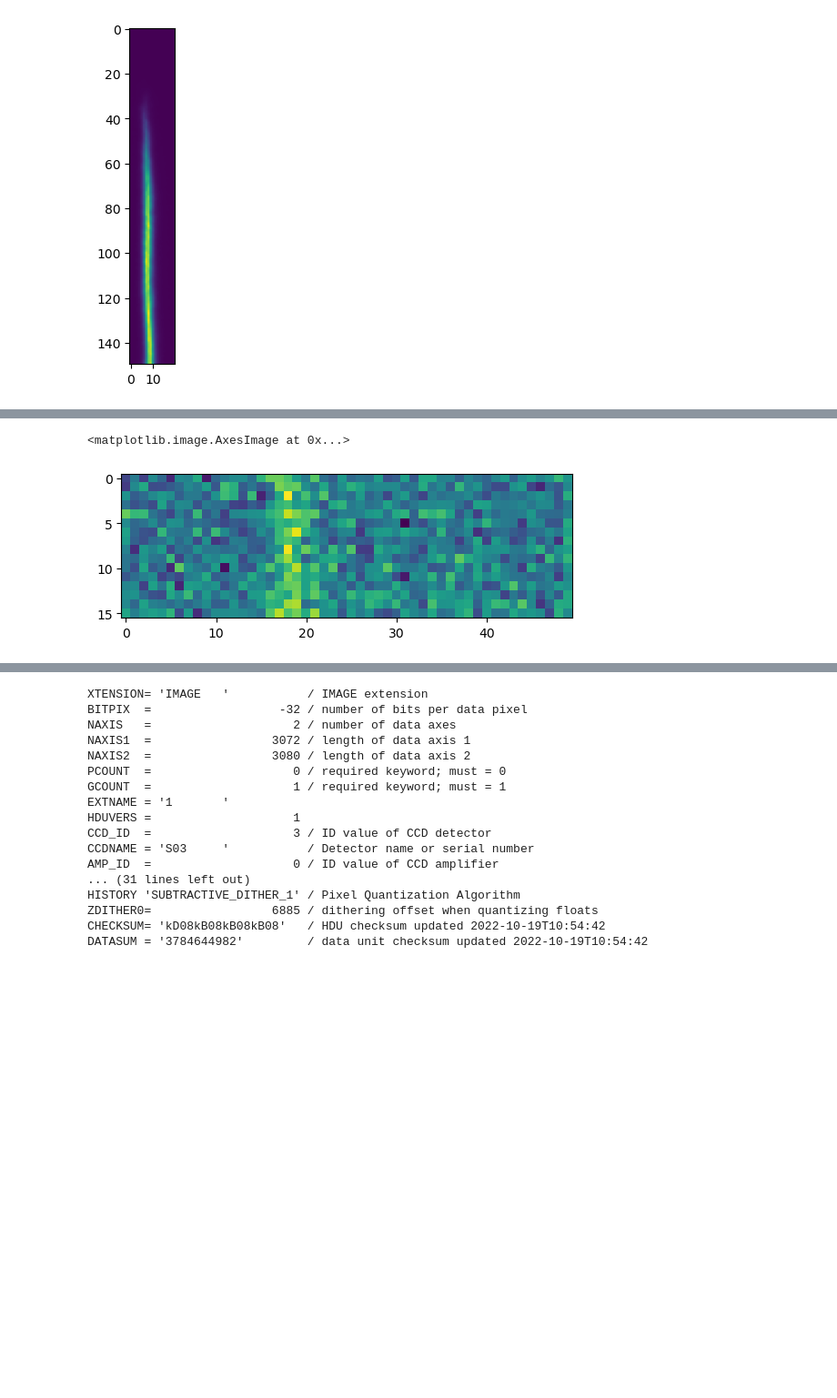
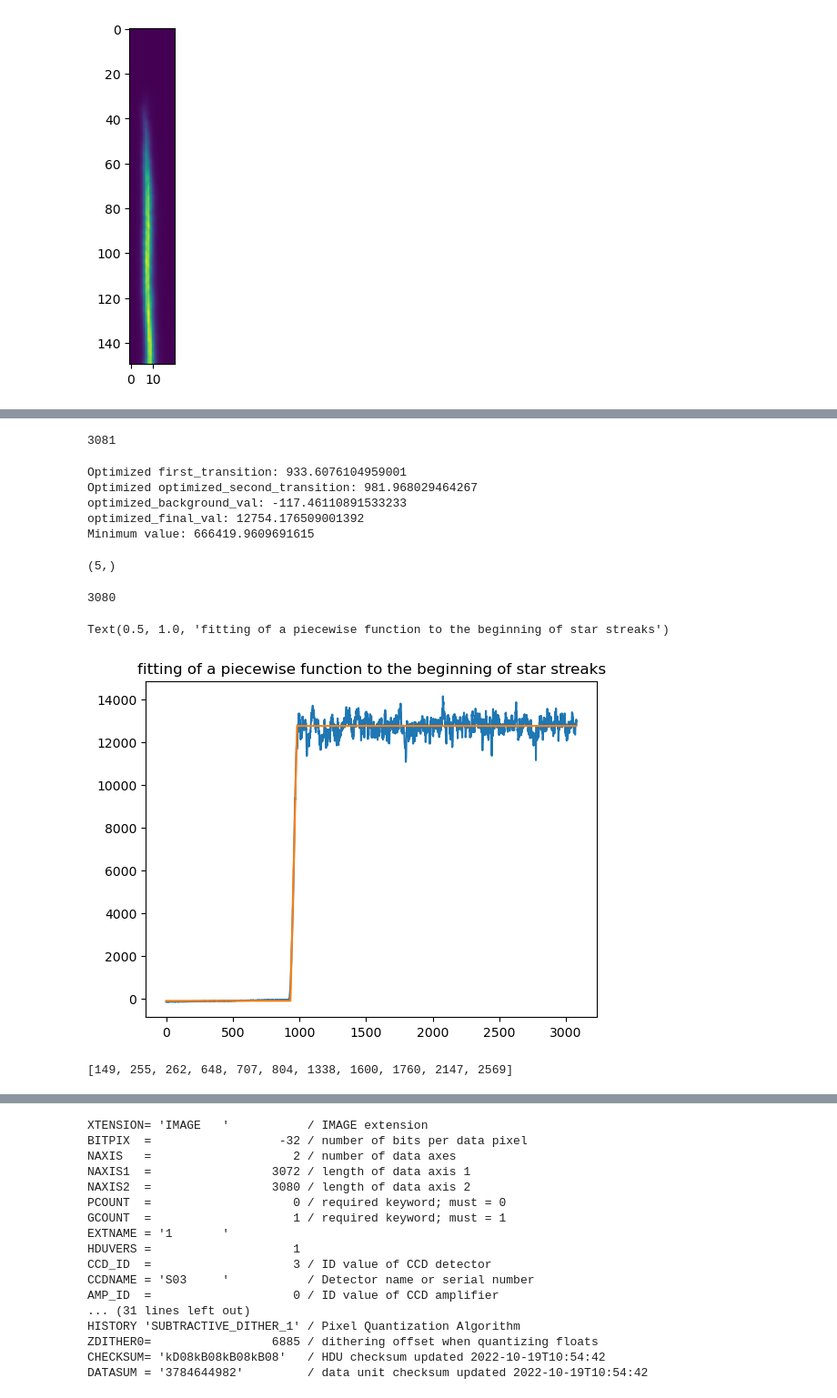
Before and after one commit to SHDaniels/Continuous-Readout-Image-Transient-Detection-with-CNNs, a Jupyter notebook: find_those_coordinates.ipynb, the cells around one changed output, grey strips where cells are left out. Shown at 91% size. Cells and saved outputs as stored; diff of their text form; code cells hidden in the pictures; blank space fills up the shorter version.

```diff
--- a/find_those_coordinates.ipynb
+++ b/find_those_coordinates.ipynb
@@ -21,0 +89,7 @@ plt.imshow(file1_array[900:1050, 693 : 693 + 20])
+# %%
+def get_guess(tot):
+    background_val = 0
+    final_val = np.max(tot)
+    first_transition = np.where(tot>100)[0][0]
+    second_transition = first_transition+75
+    return first_transition,second_transition,background_val,final_val
@@ -21,0 +100,46 @@ plt.imshow(file1_array[900:1050, 693 : 693 + 20])
+# %%
+xes = np.linspace(0, len(tot)-1, len(tot))
+initial_guess = get_guess(tot)
+# %%
+len(xes)
+# %% [output]
+3081
+# %%
+# Minimization
+result = minimize(function_to_minimize, initial_guess, args=(tot, xes))
+# %%
+#first_transition, second_transition, background_val, final_val
+
+# Extract optimized parameters
+optimized_first_transition = result.x[0]
+optimized_second_transition = result.x[1]
+optimized_background_val = result.x[2]
+optimized_final_val = result.x[3]
+
+print("Optimized first_transition:", optimized_first_transition)
+print("Optimized optimized_second_transition:", optimized_second_transition)
+print("optimized_background_val:", optimized_background_val)
+print("optimized_final_val:", optimized_final_val)
+print("Minimum value:", result.fun)
+# %% [output]
+Optimized first_transition: 933.6076104959001
+Optimized optimized_second_transition: 981.968029464267
+optimized_background_val: -117.46110891533233
+optimized_final_val: 12754.176509001392
+Minimum value: 666419.9609691615
+# %%
+np.shape(args)
+# %% [output]
+(5,)
+# %%
+len(tot)
+# %% [output]
+3080
+# %%
+plt.plot(tot, label='data')
+plt.plot(xes, piecewise_function(xes, optimized_first_transition, optimized_second_transition,
+                                optimized_background_val,optimized_final_val), label='fit')
+plt.title("fitting of a piecewise function to the beginning of star streaks")
+# %% [output]
+Text(0.5, 1.0, 'fitting of a piecewise function to the beginning of star streaks')
+[figure, added]
@@ -22,5 +148,16 @@ plt.imshow(file1_array[900:1050, 693 : 693 + 20])
 # %%
-plt.imshow(file1_array[627 : 623 + 20, 2500:2550])
+#this is what i did when i implanted them
+
+# short list of where brightest streaks are
+averages = np.average(image, axis=0)
+sorted = np.argsort(averages)[-50:] #had it at 20 originally, but should be 5*10
+doublesorted = np.sort(sorted)
+shortlist = []
+for i, el in enumerate(doublesorted):
+    ihatenumbers = np.hstack((doublesorted, [0]))
+    if ihatenumbers[i + 1] != el + 1:
+        shortlist.append(el)
-# %% [output]
-<matplotlib.image.AxesImage at 0x...>
-[figure, removed]
+# %%
+shortlist
+# %% [output]
+[149, 255, 262, 648, 707, 804, 1338, 1600, 1760, 2147, 2569]
```
Also changed, not shown: parts of 14 cells of this notebook.
